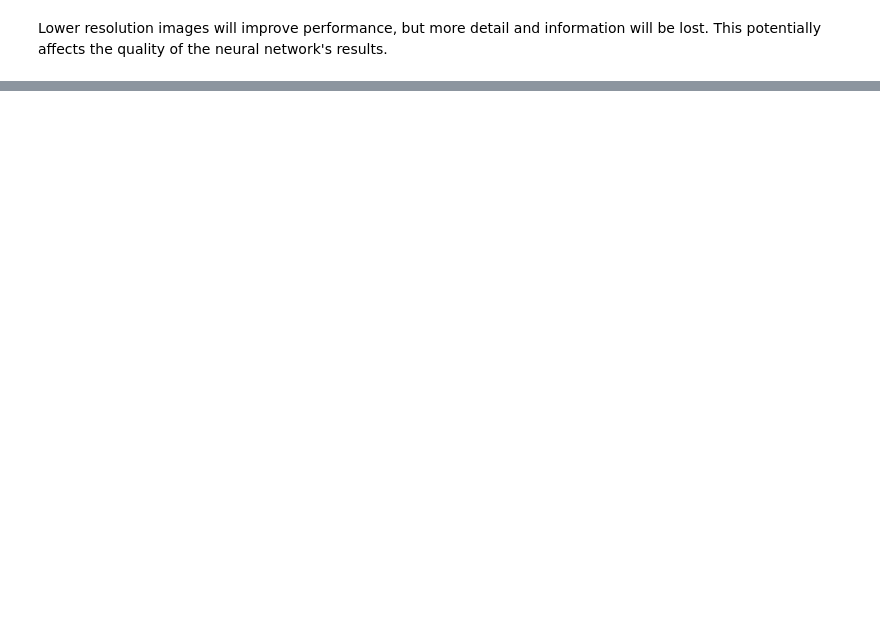
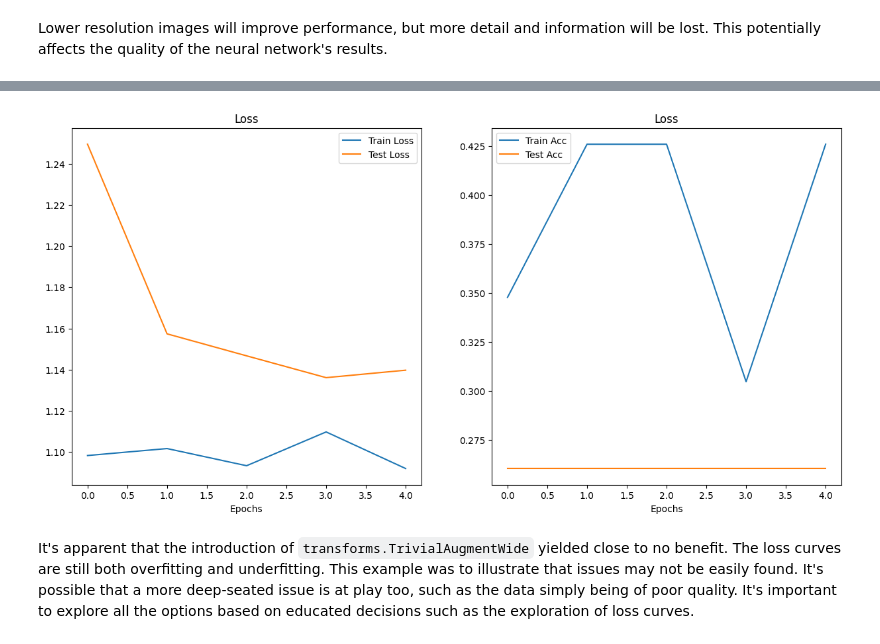
Before and after one commit to RumiaGIT/pytorch-research, a Jupyter notebook: 04_pytorch_custom_datasets.ipynb, the cells around one changed output, grey strips where cells are left out. Drawn from its saved outputs; the diff is of its cells as text; code cells hidden in the pictures; blank space fills up the shorter version.

```diff
--- a/04_pytorch_custom_datasets.ipynb
+++ b/04_pytorch_custom_datasets.ipynb
@@ -191,0 +757,4 @@ Lower resolution images will improve performance, but more detail and informatio
+# %%
+# Saving certain values for later use
+train_losses, train_accs = [], []
+test_losses, test_accs = [], []
@@ -191,0 +789,19 @@ Lower resolution images will improve performance, but more detail and informatio
+# %%
+plt.figure(figsize=(15, 7))
+plt.subplot(1, 2, 1)
+plt.plot(epoch_range, torch.tensor(train_losses), label="Train Loss")
+plt.plot(epoch_range, torch.tensor(test_losses), label="Test Loss")
+plt.title("Loss")
+plt.xlabel("Epochs")
+plt.legend()
+
+plt.subplot(1, 2, 2)
+plt.plot(epoch_range, train_accs, label="Train Acc")
+plt.plot(epoch_range, test_accs, label="Test Acc")
+plt.title("Loss")
+plt.xlabel("Epochs")
+plt.legend();
+# %% [output]
+[figure, added]
+# %% [markdown]
+It's apparent that the introduction of `transforms.TrivialAugmentWide` yielded close to no benefit. The loss curves are still both overfitting and underfitting. This example was to illustrate that issues may not be easily found. It's possible that a more deep-seated issue is at play too, such as the data simply being of poor quality. It's important to explore all the options based on educated decisions such as the exploration of loss curves.
```
Also changed, not shown: parts of 100 cells of this notebook, 9 other files.
